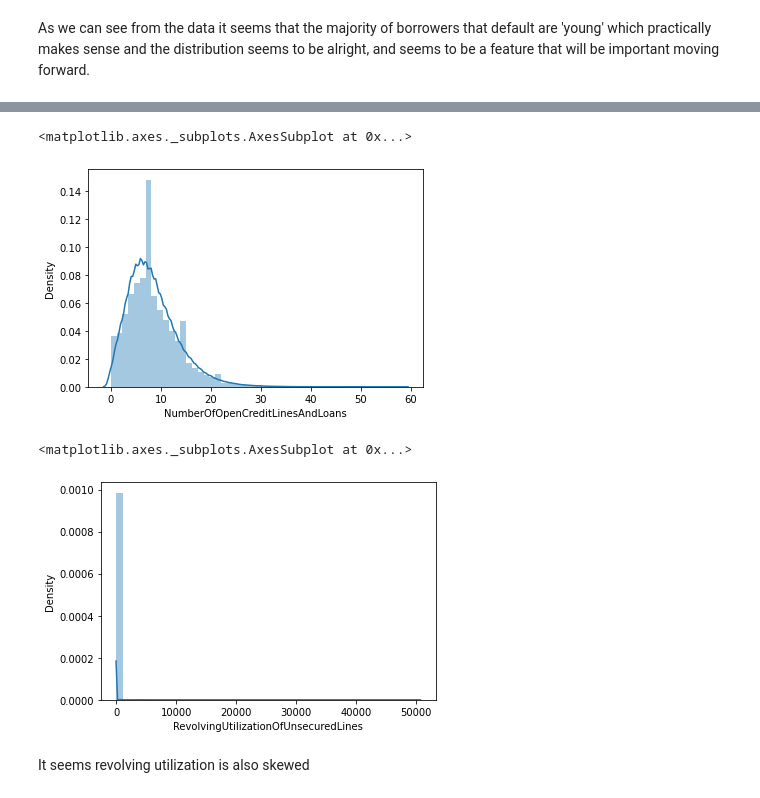
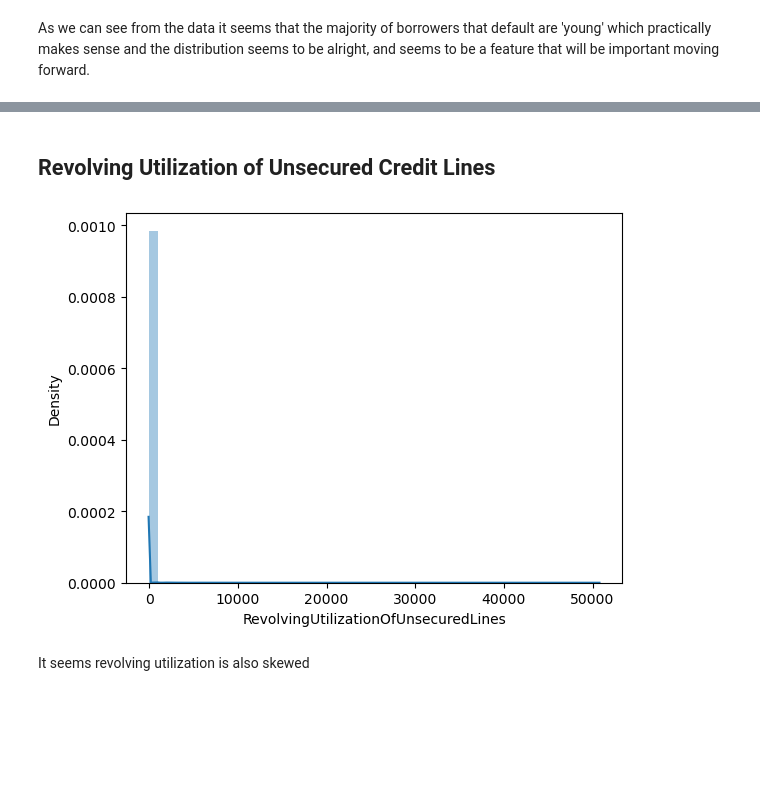
Before and after one commit to R-Hijjawi/Give_me_some_credit, a Jupyter notebook: giveMeCredit.ipynb, the cells around one changed output, grey strips where cells are left out. Drawn from its saved outputs; the diff is of its cells as text; code cells hidden in the pictures; blank space fills up the shorter version.

```diff
--- a/giveMeCredit.ipynb
+++ b/giveMeCredit.ipynb
@@ -34,7 +32,8 @@ Load Data and Store them as ***df_train*** and ***df_test***
 # %%
+#Loading the data
 
-df_train = pd.read_csv("/content/drive/MyDrive/MIE368/Binance Assessment/cs-training.csv")
-df_test = pd.read_csv("/content/drive/MyDrive/MIE368/Binance Assessment/cs-test.csv")
+df_train = pd.read_csv("cs-training.csv")
+df_test = pd.read_csv("cs-test.csv")
 
 df_train.head()
 # %% [output]
@@ -188,13 +194,10 @@ Monthly income is skewed therefore moving forward will impute either using mean
+# %% [markdown]
+## Revolving Utilization of Unsecured Credit Lines
 # %%
-sns.distplot(df_train["NumberOfOpenCreditLinesAndLoans"])
+sns.distplot(df_train["RevolvingUtilizationOfUnsecuredLines"])
+plt.show()
 # %% [output]
-<matplotlib.axes._subplots.AxesSubplot at 0x...>
-[figure, old version]
+[figure, new version]
-# %%
-sns.distplot(df_train["RevolvingUtilizationOfUnsecuredLines"])
-# %% [output]
-<matplotlib.axes._subplots.AxesSubplot at 0x...>
-[figure, removed]
 # %% [markdown]
 It seems revolving utilization is also skewed
 # %%
```
Also changed, not shown: parts of 112 cells of this notebook.
